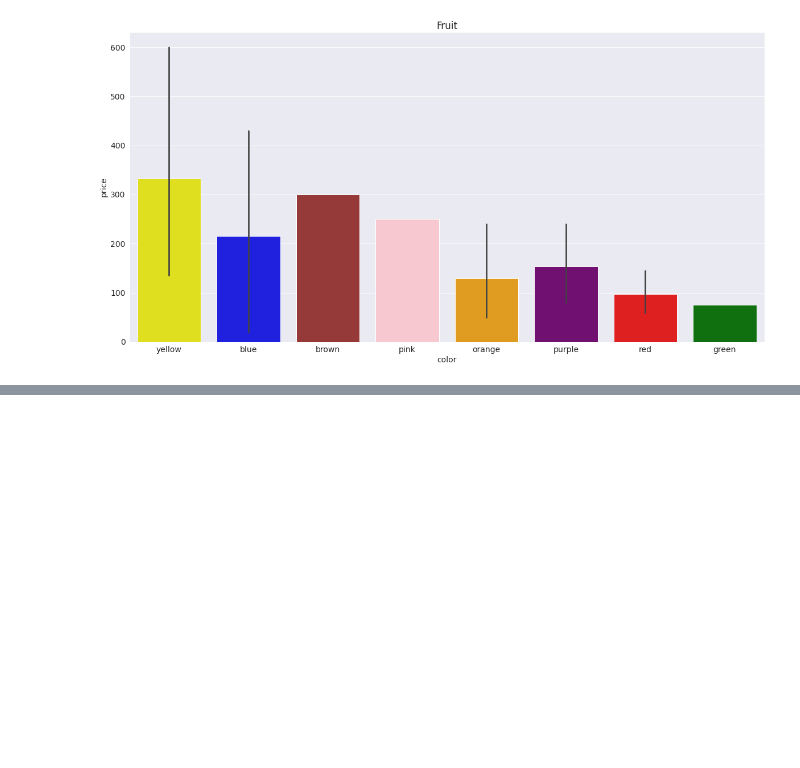
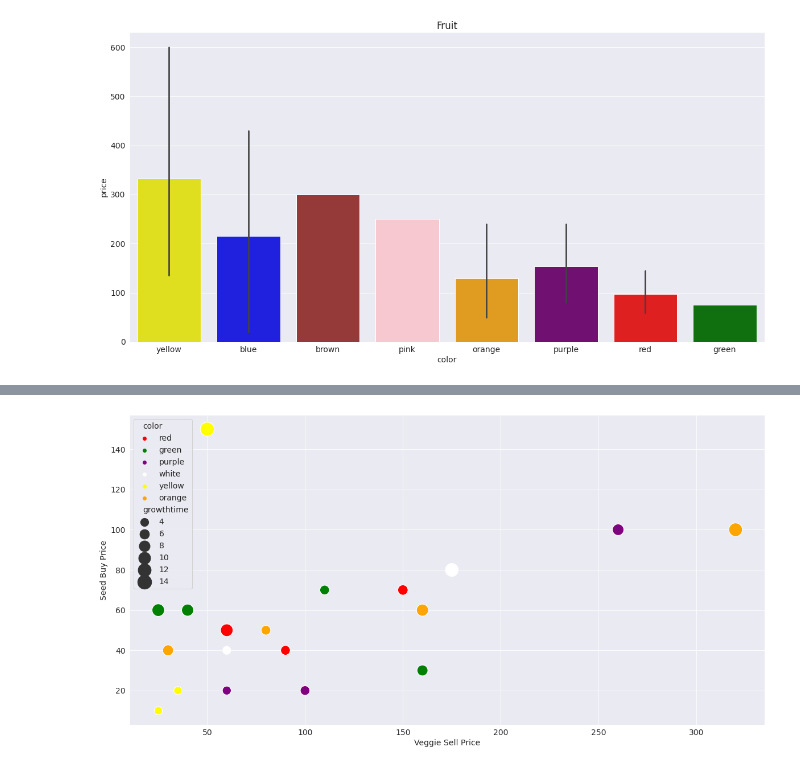
Before and after one commit to fdac23/animal-crossing-economy, a Jupyter notebook: More Graphing.ipynb, the cells around one changed output, grey strips where cells are left out. Saved outputs shown, nothing was run; the diff lists cells and outputs as text; code cells hidden in the pictures; blank space fills up the shorter version.

```diff
--- a/More Graphing.ipynb
+++ b/More Graphing.ipynb
@@ -301,2 +344,7 @@ plt.show()
 # %%
-sd_trees[["seedprice", "color"]]
+sns.scatterplot(data=veg_df.dropna(), x="price", y="seed", size="growthtime", hue="color", palette=sd_palet, sizes=(200, 600))
+plt.xlabel("Veggie Sell Price")
+plt.ylabel("Seed Buy Price")
+plt.show()
+# %% [output]
+[figure, added]
```
Also changed, not shown: parts of 9 cells of this notebook.
